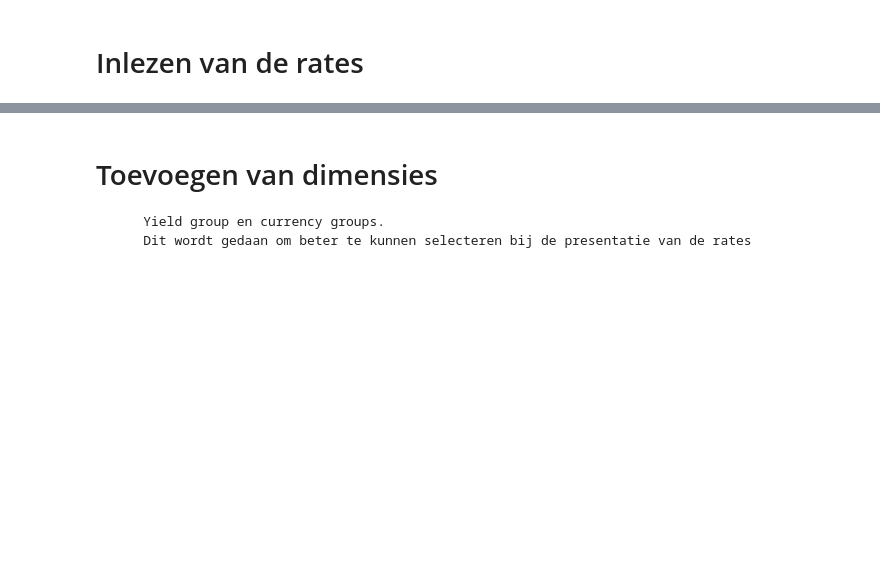
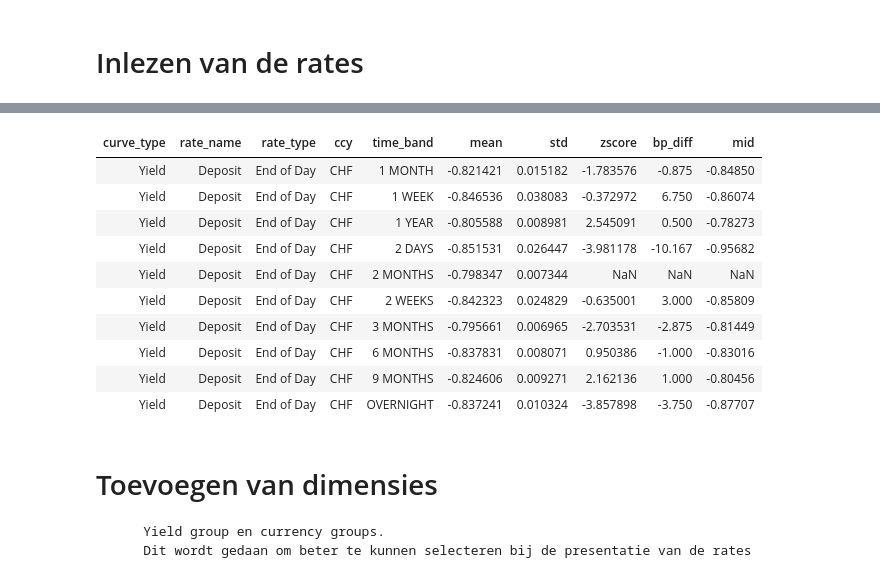
Before and after one commit to Merijn68/Rates, a Jupyter notebook: RatesDashboard.ipynb, the cells around one changed output, grey strips where cells are left out. Saved outputs shown, nothing was run; the diff lists cells and outputs as text; code cells hidden in the pictures; blank space fills up the shorter version.

```diff
--- a/RatesDashboard.ipynb
+++ b/RatesDashboard.ipynb
@@ -349,0 +449,79 @@ df_gr = calc_group(df)
+# %%
+# Bereken Bp diff tov vorige werkdag.
+def bp_diff(x):
+    """
+    Bereken het verschil tussen de laatste en ena laatste waarde
+    Dit vereist dat de dataset gesorteerd is op datum.
+
+    input:
+        x   Pandas serries
+    """
+    x = np.asarray(x)
+    if len(x)>1:
+        diff = (x[-1] -x[-2]) * 100
+    else:
+        diff = 0
+
+    return diff
+
+# Bereken z-score
+def zscore(x):
+    """
+    Bereken z-score, voor een array en geef alleen de laatste waarde terug
+    input:
+        x   Pandas serries
+    """
+
+    v = x.tail(1)
+    m = x.mean()
+    s = x.std()        # Dit is de steekproef standaard deviatie
+
+    z = (v - m ) / s
+
+    return z
+
+def calculate_outliers(df):
+    """
+    Bereken de std, bp_delta, en z-score
+    Input:
+        df     Pandas Dataframe. Dataframe should be a time-serries.
+    Output
+        df_gr  Pandas Dataframe
+    """
+
+    t0 = time.time()
+
+    keys = ['curve_type', 'rate_name', 'rate_type', 'ccy', 'time_band']
+
+    #Selectie van range van de laatste 20 waarnemingen
+    dates = df['rate_dt'].unique()
+    dates.sort()
+
+    # Bereken de Z-score over de laatste 20 werkdagen
+    N = 20
+
+    df_nd = df[df.rate_dt >= dates[-N]]
+    df_nd = df_nd.sort_values(keys + ['rate_dt'])
+
+    # Toevoegen van gemiddelde en standaard afwijking + berekenen van z-score
+    # with np.errstate wordt hier gebruikt om de waarschuwing voor devide by zero te onderdrukken
+    with np.errstate(divide='ignore',invalid='ignore'):
+        df_gr = df_nd.groupby(keys)['mid'].agg(
+            [('mean', np.mean),
+             ('std', np.std), # Sample standard deviation
+             ('zscore', zscore),
+             ('bp_diff', bp_diff ),
+             ('mid', lambda x: x.tail(1))
+            ] ).reset_index()
+
+    t1 = time.time()
+    total = t1 - t0
+    print('time ' + str(total))
+
+    return df_gr
+
+df_gr = calculate_outliers(df_ext)
+
+print ('Berekenen gemiddelde, std, z-score, bp_diff')
+show( df_gr[(df_gr['rate_name'] == 'Deposit') & (df_gr['ccy'] == 'CHF')])
+# %% [output]
@@ -350,3 +530,14 @@ df_gr = calc_group(df)
+| curve_type | rate_name | rate_type | ccy | time_band | mean | std | zscore | bp_diff | mid |
+| Yield | Deposit | End of Day | CHF | 1 MONTH | -0.821421 | 0.015182 | -1.783576 | -0.875 | -0.84850 |
+| Yield | Deposit | End of Day | CHF | 1 WEEK | -0.846536 | 0.038083 | -0.372972 | 6.750 | -0.86074 |
+| Yield | Deposit | End of Day | CHF | 1 YEAR | -0.805588 | 0.008981 | 2.545091 | 0.500 | -0.78273 |
+| Yield | Deposit | End of Day | CHF | 2 DAYS | -0.851531 | 0.026447 | -3.981178 | -10.167 | -0.95682 |
+| Yield | Deposit | End of Day | CHF | 2 MONTHS | -0.798347 | 0.007344 | NaN | NaN | NaN |
+| Yield | Deposit | End of Day | CHF | 2 WEEKS | -0.842323 | 0.024829 | -0.635001 | 3.000 | -0.85809 |
+| Yield | Deposit | End of Day | CHF | 3 MONTHS | -0.795661 | 0.006965 | -2.703531 | -2.875 | -0.81449 |
+| Yield | Deposit | End of Day | CHF | 6 MONTHS | -0.837831 | 0.008071 | 0.950386 | -1.000 | -0.83016 |
+| Yield | Deposit | End of Day | CHF | 9 MONTHS | -0.824606 | 0.009271 | 2.162136 | 1.000 | -0.80456 |
+| Yield | Deposit | End of Day | CHF | OVERNIGHT | -0.837241 | 0.010324 | -3.857898 | -3.750 | -0.87707 |
 # %% [markdown]
 <a id='dimensions'></a>
 # Toevoegen van dimensies
```
Also changed, not shown: parts of 34 cells of this notebook, 11 other files.
